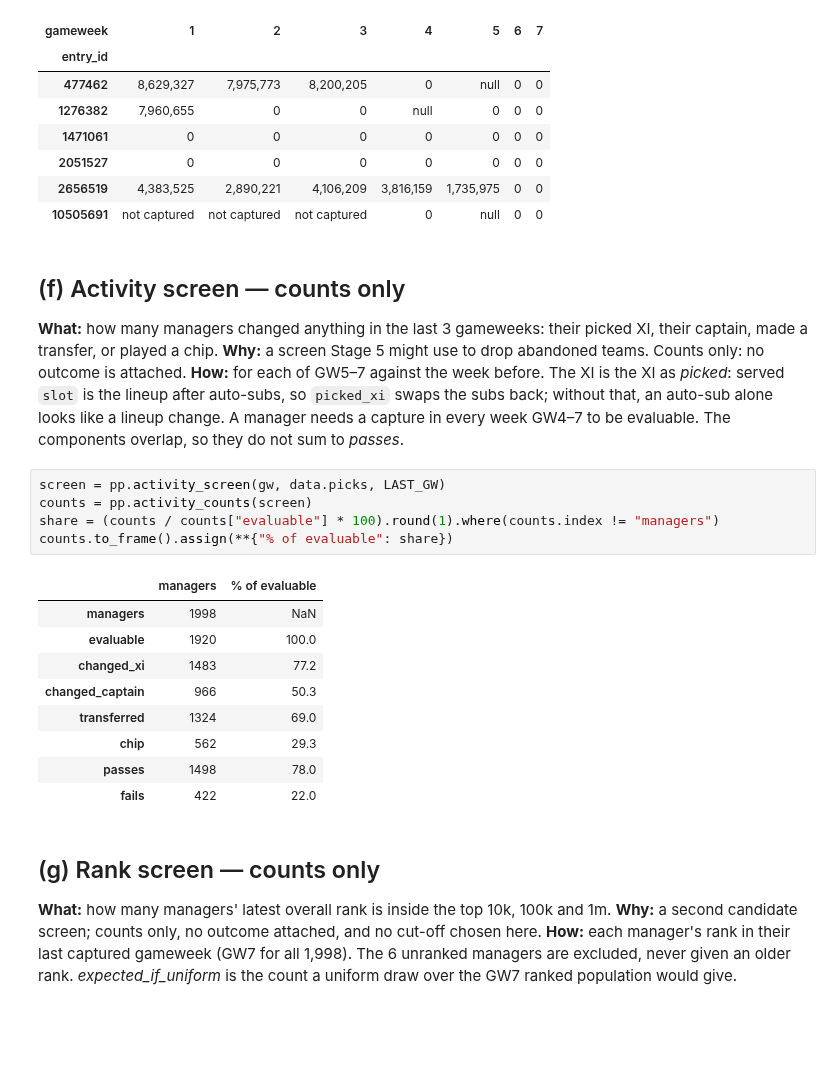
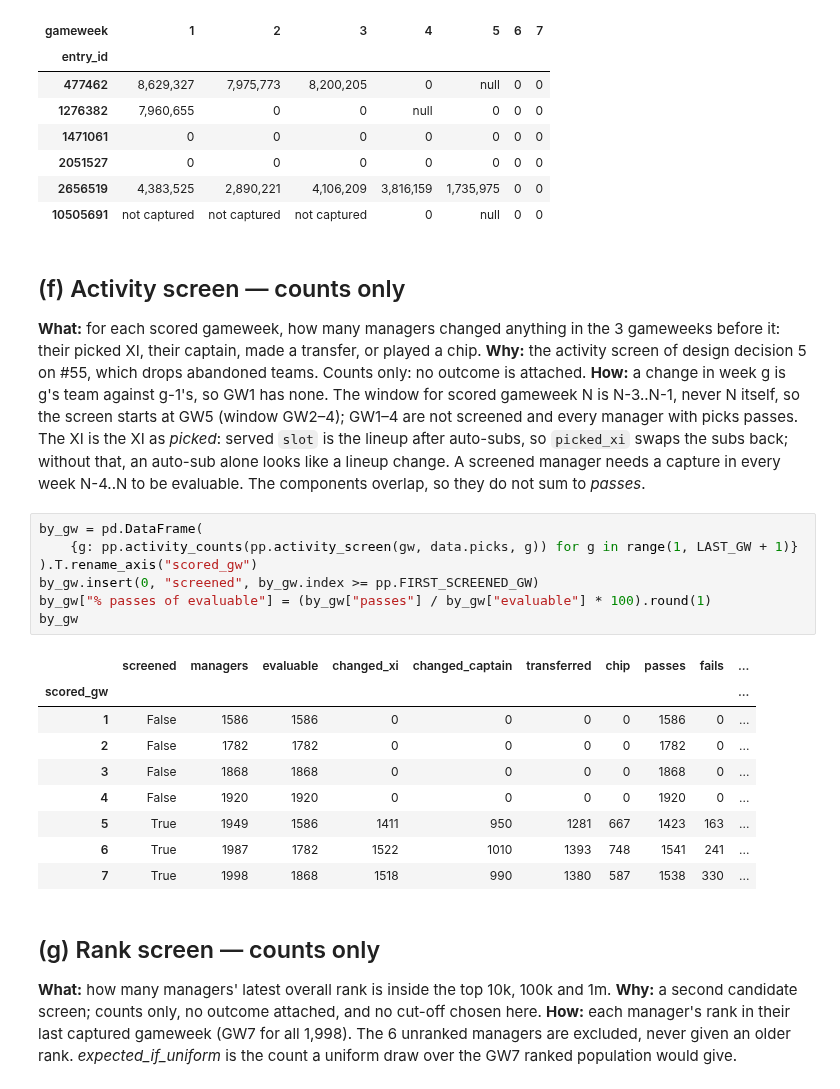
Before and after one commit to gisaf22/fpl-intelligence, a Jupyter notebook: decisions/starting_xi/picks_profile.ipynb, the cells around one changed output. Cells and saved outputs as stored; diff of their text form; blank space fills up the shorter version.

```diff
--- a/decisions/starting_xi/picks_profile.ipynb
+++ b/decisions/starting_xi/picks_profile.ipynb
@@ -231,28 +233,33 @@ shown.pivot(index="entry_id", columns="gameweek", values="overall_rank").fillna(
 # %% [markdown]
 ## (f) Activity screen — counts only
 
-**What:** how many managers changed anything in the last 3 gameweeks: their picked XI, their
-captain, made a transfer, or played a chip.
-**Why:** a screen Stage 5 might use to drop abandoned teams. Counts only: no outcome is attached.
-**How:** for each of GW5–7 against the week before. The XI is the XI as *picked*: served `slot`
-is the lineup after auto-subs, so `picked_xi` swaps the subs back; without that, an auto-sub alone
-looks like a lineup change. A manager needs a capture in every week GW4–7 to be evaluable. The
+**What:** for each scored gameweek, how many managers changed anything in the 3 gameweeks before
+it: their picked XI, their captain, made a transfer, or played a chip.
+**Why:** the activity screen of design decision 5 on #55, which drops abandoned teams. Counts only:
+no outcome is attached.
+**How:** a change in week g is g's team against g-1's, so GW1 has none. The window for scored
+gameweek N is N-3..N-1, never N itself, so the screen starts at GW5 (window GW2–4); GW1–4 are not
+screened and every manager with picks passes. The XI is the XI as *picked*: served `slot` is the
+lineup after auto-subs, so `picked_xi` swaps the subs back; without that, an auto-sub alone looks
+like a lineup change. A screened manager needs a capture in every week N-4..N to be evaluable. The
 components overlap, so they do not sum to *passes*.
 # %%
-screen = pp.activity_screen(gw, data.picks, LAST_GW)
-counts = pp.activity_counts(screen)
-share = (counts / counts["evaluable"] * 100).round(1).where(counts.index != "managers")
-counts.to_frame().assign(**{"% of evaluable": share})
+by_gw = pd.DataFrame(
+    {g: pp.activity_counts(pp.activity_screen(gw, data.picks, g)) for g in range(1, LAST_GW + 1)}
+).T.rename_axis("scored_gw")
+by_gw.insert(0, "screened", by_gw.index >= pp.FIRST_SCREENED_GW)
+by_gw["% passes of evaluable"] = (by_gw["passes"] / by_gw["evaluable"] * 100).round(1)
+by_gw
 # %% [output]
-|  | managers | % of evaluable |
-| managers | 1998 | NaN |
-| evaluable | 1920 | 100.0 |
-| changed_xi | 1483 | 77.2 |
-| changed_captain | 966 | 50.3 |
-| transferred | 1324 | 69.0 |
-| chip | 562 | 29.3 |
-| passes | 1498 | 78.0 |
-| fails | 422 | 22.0 |
+|  | screened | managers | evaluable | changed_xi | changed_captain | transferred | chip | passes | fails | ... |
+| scored_gw |  |  |  |  |  |  |  |  |  | ... |
+| 1 | False | 1586 | 1586 | 0 | 0 | 0 | 0 | 1586 | 0 | ... |
+| 2 | False | 1782 | 1782 | 0 | 0 | 0 | 0 | 1782 | 0 | ... |
+| 3 | False | 1868 | 1868 | 0 | 0 | 0 | 0 | 1868 | 0 | ... |
+| 4 | False | 1920 | 1920 | 0 | 0 | 0 | 0 | 1920 | 0 | ... |
+| 5 | True | 1949 | 1586 | 1411 | 950 | 1281 | 667 | 1423 | 163 | ... |
+| 6 | True | 1987 | 1782 | 1522 | 1010 | 1393 | 748 | 1541 | 241 | ... |
+| 7 | True | 1998 | 1868 | 1518 | 990 | 1380 | 587 | 1538 | 330 | ... |
 # %% [markdown]
 ## (g) Rank screen — counts only
 
```
Also changed, not shown: parts of 1 cell of this notebook.
